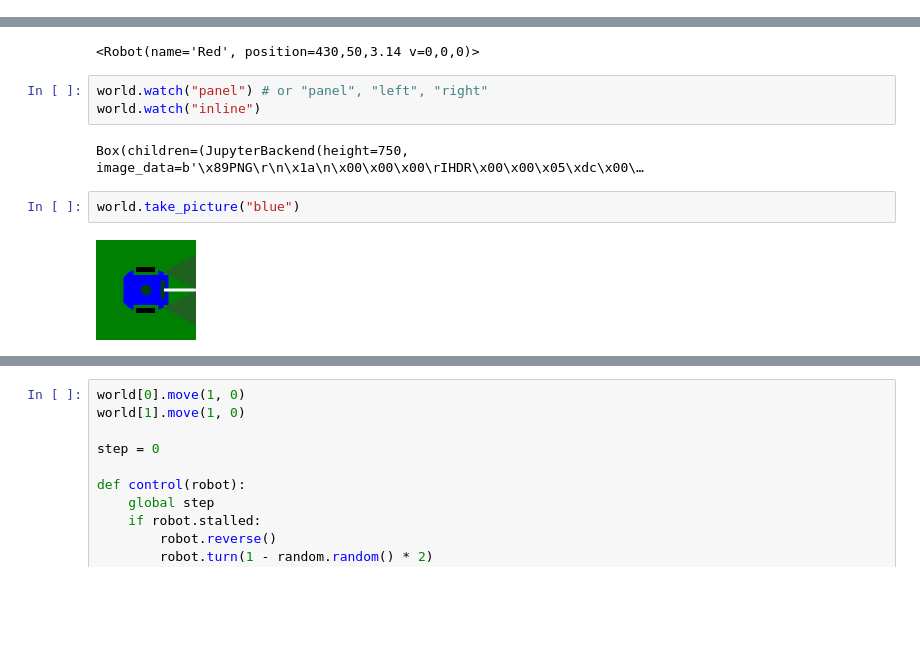
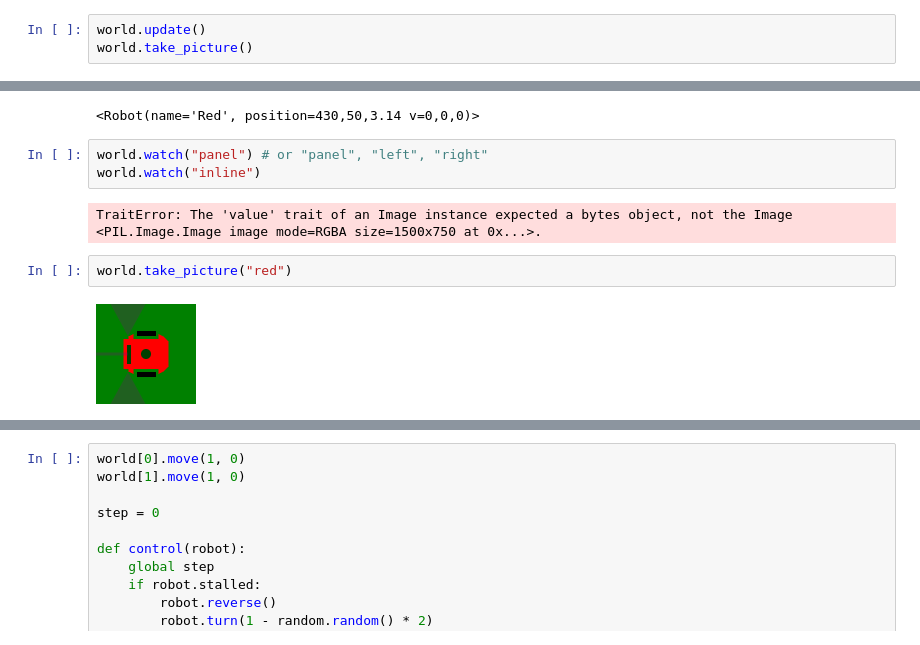
Before and after one commit to ArtificialIntelligenceToolkit/jyrobot, a Jupyter notebook: examples/JyrobotTest.ipynb, the cells around one changed output, grey strips where cells are left out. Drawn from its saved outputs; the diff is of its cells as text; blank space fills up the shorter version.

Commit message:
Refactor for PIL backend

```diff
--- a/examples/JyrobotTest.ipynb
+++ b/examples/JyrobotTest.ipynb
@@ -22,0 +23,3 @@ Random seed initialized to: 2807591701417696967
+# %%
+world.update()
+world.take_picture()
@@ -28,10 +33,10 @@ world["red-1"]
 world.watch("panel") # or "panel", "left", "right"
 world.watch("inline")
 # %% [output]
-Box(children=(JupyterBackend(height=750, image_data=b'\x89PNG\r\n\x1a\n\x00\x00\x00\rIHDR\x00\x00\x05\xdc\x00\…
+TraitError: The 'value' trait of an Image instance expected a bytes object, not the Image <PIL.Image.Image image mode=RGBA size=1500x750 at 0x...>.
 # %%
-world.take_picture("blue")
+world.take_picture("red")
 # %% [output]
-[figure, old version]
+[figure, new version]
 # %%
 world.info()
```
Also changed, not shown: parts of 27 cells of this notebook, 9 other files.
